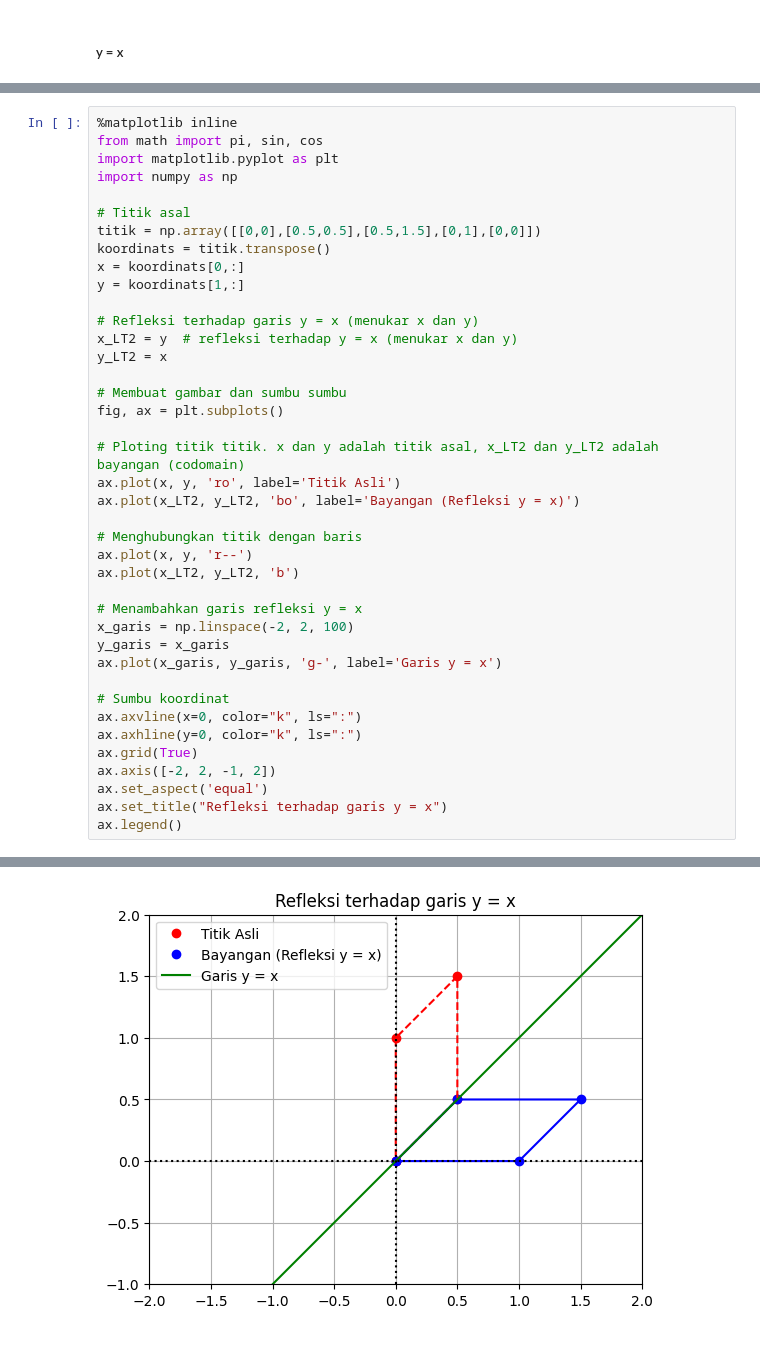
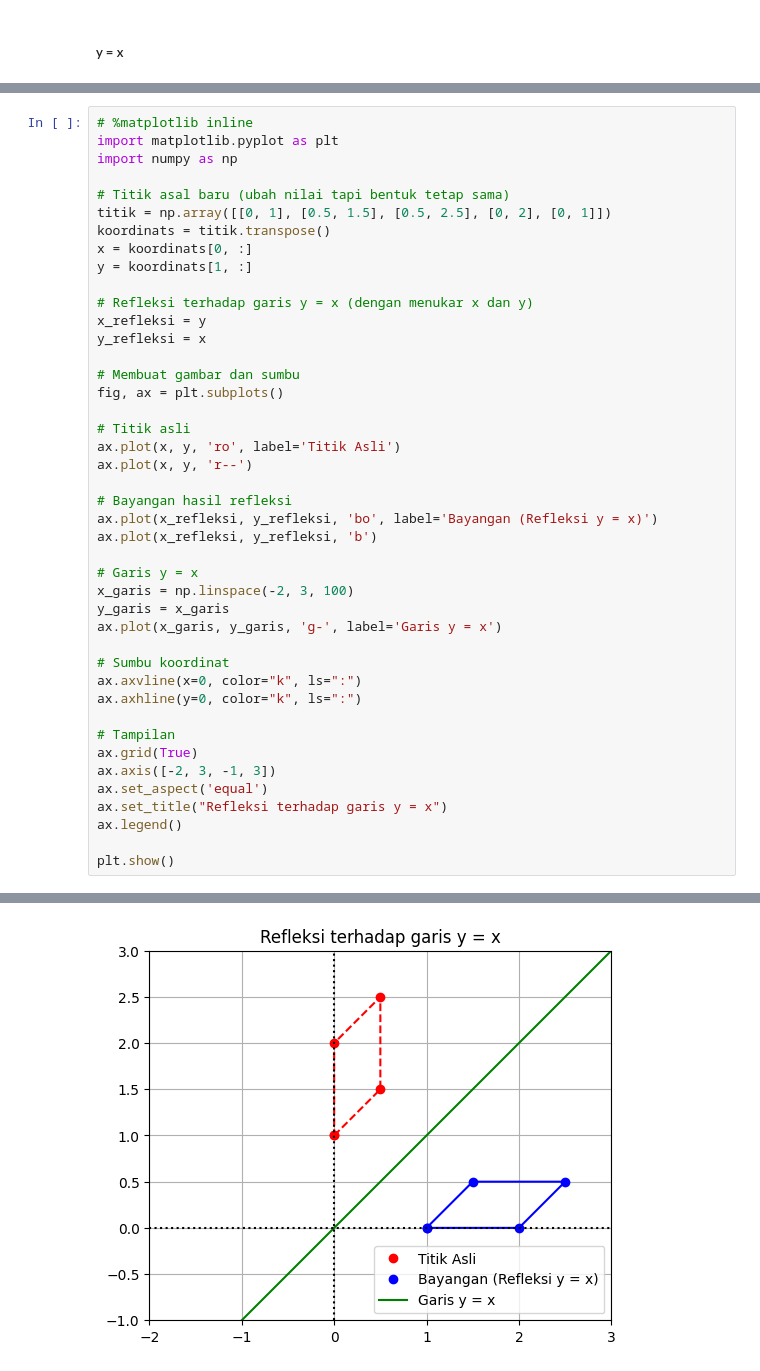
Before and after one commit to sabrinanurhaliza/kal, a Jupyter notebook: _sources/matrikreflection.ipynb, the cells around one changed output, grey strips where cells are left out. Drawn from its saved outputs; the diff is of its cells as text.

```diff
--- a/_sources/matrikreflection.ipynb
+++ b/_sources/matrikreflection.ipynb
@@ -200,43 +205,46 @@ koordinats = titik.transpose()
 x = koordinats[0,:]
 y = koordinats[1,:]
 # %%
-%matplotlib inline
-from math import pi, sin, cos
+# %matplotlib inline
 import matplotlib.pyplot as plt
 import numpy as np
 
-# Titik asal
-titik = np.array([[0,0],[0.5,0.5],[0.5,1.5],[0,1],[0,0]])
+# Titik asal baru (ubah nilai tapi bentuk tetap sama)
+titik = np.array([[0, 1], [0.5, 1.5], [0.5, 2.5], [0, 2], [0, 1]])
 koordinats = titik.transpose()
-x = koordinats[0,:]
-y = koordinats[1,:]
+x = koordinats[0, :]
+y = koordinats[1, :]
 
-# Refleksi terhadap garis y = x (menukar x dan y)
-x_LT2 = y  # refleksi terhadap y = x (menukar x dan y)
-y_LT2 = x
+# Refleksi terhadap garis y = x (dengan menukar x dan y)
+x_refleksi = y
+y_refleksi = x
 
-# Membuat gambar dan sumbu sumbu
+# Membuat gambar dan sumbu
 fig, ax = plt.subplots()
 
-# Ploting titik titik. x dan y adalah titik asal, x_LT2 dan y_LT2 adalah bayangan (codomain)
+# Titik asli
 ax.plot(x, y, 'ro', label='Titik Asli')
-ax.plot(x_LT2, y_LT2, 'bo', label='Bayangan (Refleksi y = x)')
+ax.plot(x, y, 'r--')
 
-# Menghubungkan titik dengan baris
-ax.plot(x, y, 'r--')
-ax.plot(x_LT2, y_LT2, 'b')
+# Bayangan hasil refleksi
+ax.plot(x_refleksi, y_refleksi, 'bo', label='Bayangan (Refleksi y = x)')
+ax.plot(x_refleksi, y_refleksi, 'b')
 
-# Menambahkan garis refleksi y = x
-x_garis = np.linspace(-2, 2, 100)
+# Garis y = x
+x_garis = np.linspace(-2, 3, 100)
 y_garis = x_garis
 ax.plot(x_garis, y_garis, 'g-', label='Garis y = x')
 
 # Sumbu koordinat
 ax.axvline(x=0, color="k", ls=":")
 ax.axhline(y=0, color="k", ls=":")
+
+# Tampilan
 ax.grid(True)
-ax.axis([-2, 2, -1, 2])
+ax.axis([-2, 3, -1, 3])
 ax.set_aspect('equal')
 ax.set_title("Refleksi terhadap garis y = x")
 ax.legend()
+
+plt.show()
 # %% [output]
@@ -244 +251 @@ ax.legend()
-[figure, old version]
+[figure, new version]
```
Also changed, not shown: parts of 6 cells of this notebook, 5 other files.
